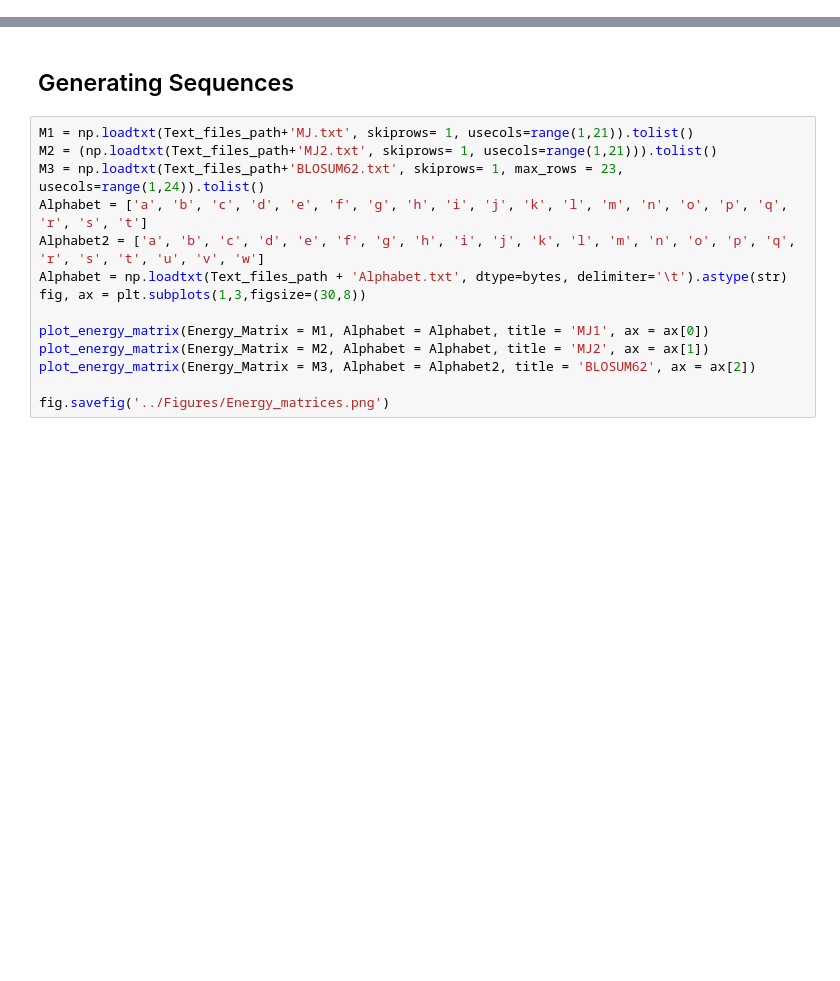
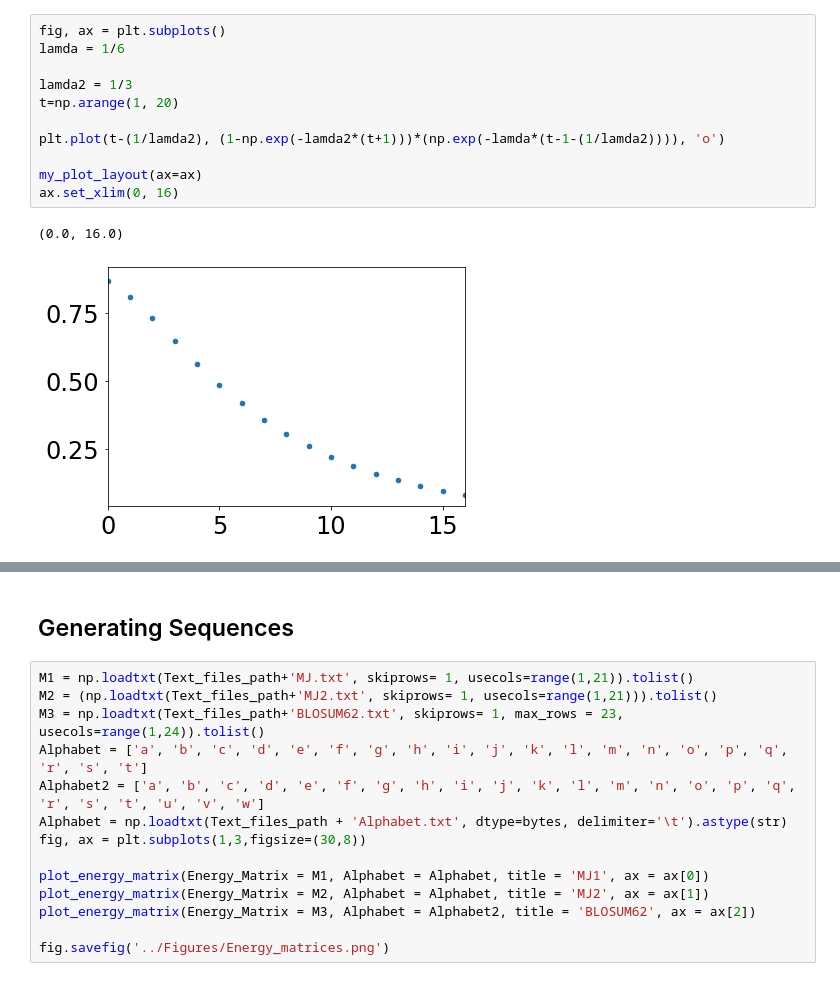
Before and after one commit to rmorantovar/Immune_System, a Jupyter notebook: Jupyter_Notebooks/1_Dynamics.ipynb, the cells around one changed output, grey strips where cells are left out. Drawn from its saved outputs; the diff is of its cells as text; blank space fills up the shorter version.

```diff
--- a/Jupyter_Notebooks/1_Dynamics.ipynb
+++ b/Jupyter_Notebooks/1_Dynamics.ipynb
@@ -33,3 +33,17 @@ print(style.available)
 # %% [output]
 ['Solarize_Light2', '_classic_test_patch', 'bmh', 'classic', 'dark_background', 'fast', 'fivethirtyeight', 'ggplot', 'grayscale', 'seaborn', 'seaborn-bright', 'seaborn-colorblind', 'seaborn-dark', 'se ...
 Autosaving every 60 seconds
+# %%
+fig, ax = plt.subplots()
+lamda = 1/6
+
+lamda2 = 1/3
+t=np.arange(1, 20)
+
+plt.plot(t-(1/lamda2), (1-np.exp(-lamda2*(t+1)))*(np.exp(-lamda*(t-1-(1/lamda2)))), 'o')
+
+my_plot_layout(ax=ax)
+ax.set_xlim(0, 16)
+# %% [output]
+(0.0, 16.0)
+[figure, added]
```
Also changed, not shown: parts of 5 cells of this notebook, 27 other files.
